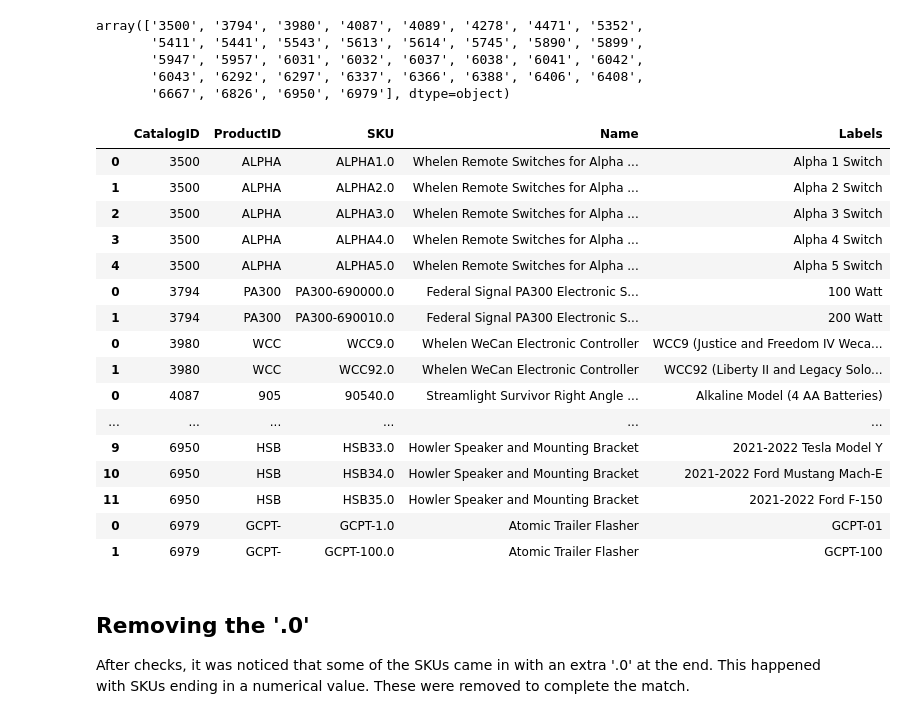
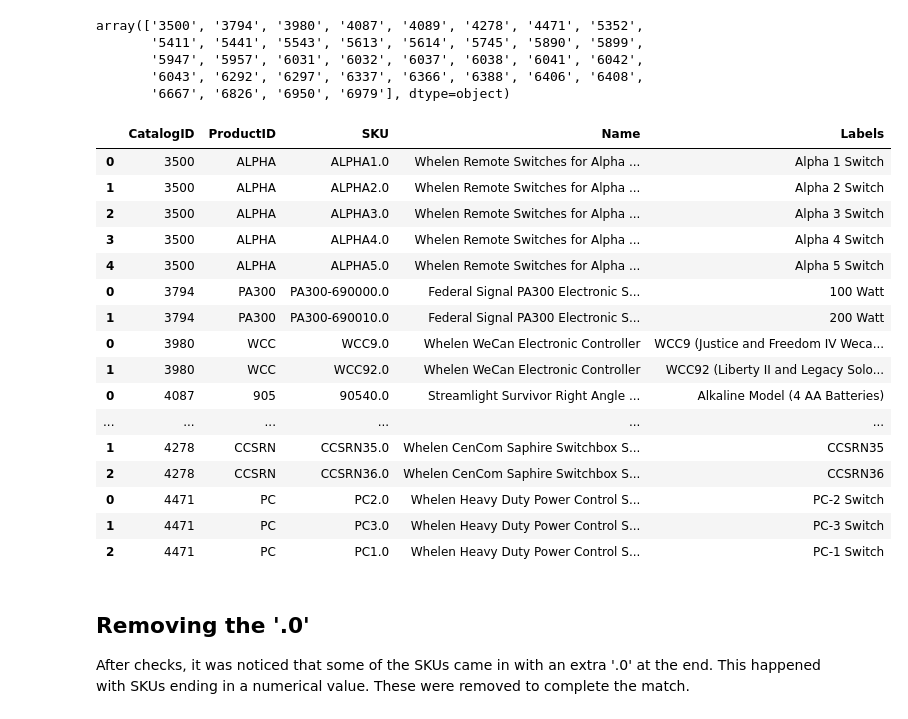
Before and after one commit to andrewkoji/Unique_SKU_List, a Jupyter notebook: Final_Notebook.ipynb, the cells around one changed output. Cells and saved outputs as stored; diff of their text form; code cells hidden in the pictures.

```diff
--- a/Final_Notebook.ipynb
+++ b/Final_Notebook.ipynb
@@ -290,7 +288,7 @@ This block of code performs several data preprocessing steps on an Excel dataset
 5. ain DataFrame is filtered to exclude rows where the 'Hidden' column has a value of 1, and the first few rows of the resulting DataFrame are displayed. Overall, this block of code prepares the dataset for further analysis by ensuring data consistency, creating new columns, and filtering out irrelevant rows.
 # %%
 # Define the file path
-path = "/content/drive/My Drive/Colab Notebooks/Grades/All_Options.xlsx"
+path = "All_Options.xlsx"
 
 # Read the Excel file into a DataFrame
 df_options_ = pd.read_excel(path)
@@ -755,25 +776,25 @@ array(['3500', '3794', '3980', '4087', '4089', '4278', '4471', '5352',
        '6043', '6292', '6297', '6337', '6366', '6388', '6406', '6408',
        '6667', '6826', '6950', '6979'], dtype=object)
 # %%
-Master_SKU_list[Master_SKU_list['SKU'].str.endswith('.0')]
+Master_SKU_list[Master_SKU_list['SKU'].str.endswith('.0')].head(20)
 # %% [output]
 |  | CatalogID | ProductID | SKU | Name | Labels |
 | 0 | 3500 | ALPHA | ALPHA1.0 | Whelen Remote Switches for Alpha ... | Alpha 1 Switch |
 | 1 | 3500 | ALPHA | ALPHA2.0 | Whelen Remote Switches for Alpha ... | Alpha 2 Switch |
 | 2 | 3500 | ALPHA | ALPHA3.0 | Whelen Remote Switches for Alpha ... | Alpha 3 Switch |
 | 3 | 3500 | ALPHA | ALPHA4.0 | Whelen Remote Switches for Alpha ... | Alpha 4 Switch |
 | 4 | 3500 | ALPHA | ALPHA5.0 | Whelen Remote Switches for Alpha ... | Alpha 5 Switch |
 | 0 | 3794 | PA300 | PA300-690000.0 | Federal Signal PA300 Electronic S... | 100 Watt |
 | 1 | 3794 | PA300 | PA300-690010.0 | Federal Signal PA300 Electronic S... | 200 Watt |
 | 0 | 3980 | WCC | WCC9.0 | Whelen WeCan Electronic Controller | WCC9 (Justice and Freedom IV Weca... |
 | 1 | 3980 | WCC | WCC92.0 | Whelen WeCan Electronic Controller | WCC92 (Liberty II and Legacy Solo... |
 | 0 | 4087 | 905 | 90540.0 | Streamlight Survivor Right Angle ... | Alkaline Model (4 AA Batteries) |
 | ... | ... | ... | ... | ... | ... |
-| 9 | 6950 | HSB | HSB33.0 | Howler Speaker and Mounting Bracket | 2021-2022 Tesla Model Y |
-| 10 | 6950 | HSB | HSB34.0 | Howler Speaker and Mounting Bracket | 2021-2022 Ford Mustang Mach-E |
-| 11 | 6950 | HSB | HSB35.0 | Howler Speaker and Mounting Bracket | 2021-2022 Ford F-150 |
-| 0 | 6979 | GCPT- | GCPT-1.0 | Atomic Trailer Flasher | GCPT-01 |
-| 1 | 6979 | GCPT- | GCPT-100.0 | Atomic Trailer Flasher | GCPT-100 |
+| 1 | 4278 | CCSRN | CCSRN35.0 | Whelen CenCom Saphire Switchbox S... | CCSRN35 |
+| 2 | 4278 | CCSRN | CCSRN36.0 | Whelen CenCom Saphire Switchbox S... | CCSRN36 |
+| 0 | 4471 | PC | PC2.0 | Whelen Heavy Duty Power Control S... | PC-2 Switch |
+| 1 | 4471 | PC | PC3.0 | Whelen Heavy Duty Power Control S... | PC-3 Switch |
+| 2 | 4471 | PC | PC1.0 | Whelen Heavy Duty Power Control S... | PC-1 Switch |
 # %% [markdown]
 ## Removing the '.0'
 
```
Also changed, not shown: parts of 14 cells of this notebook.
